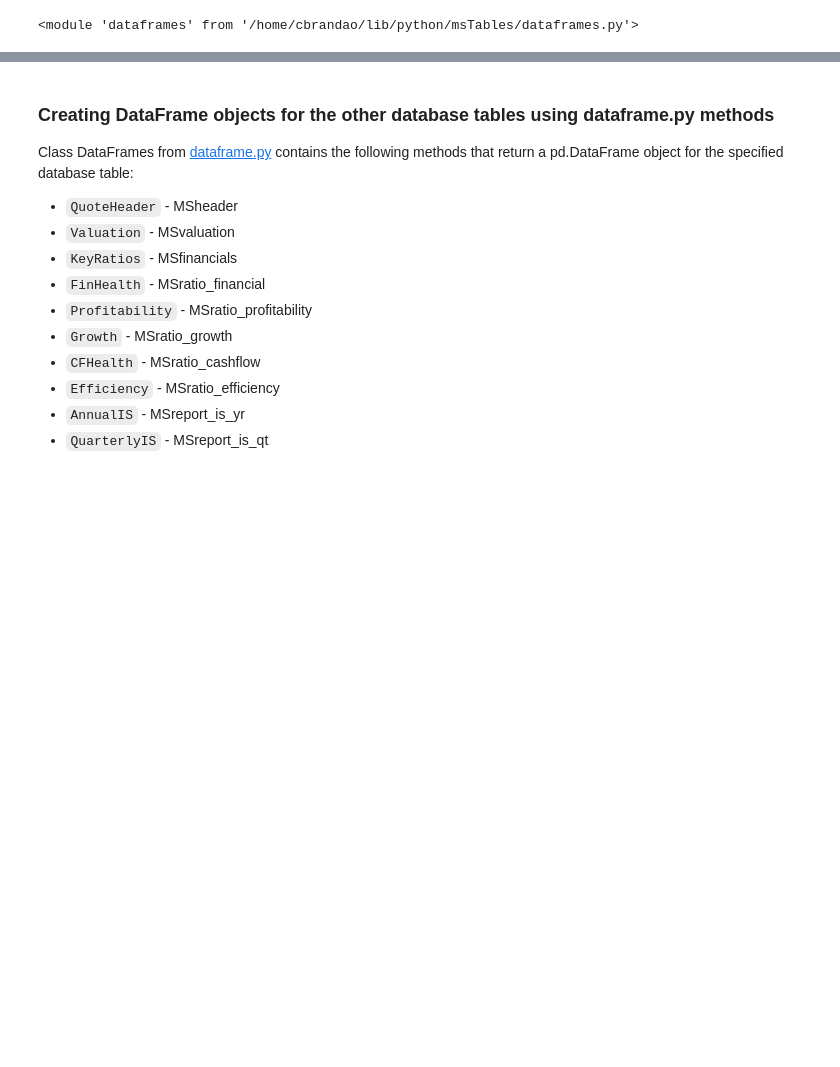
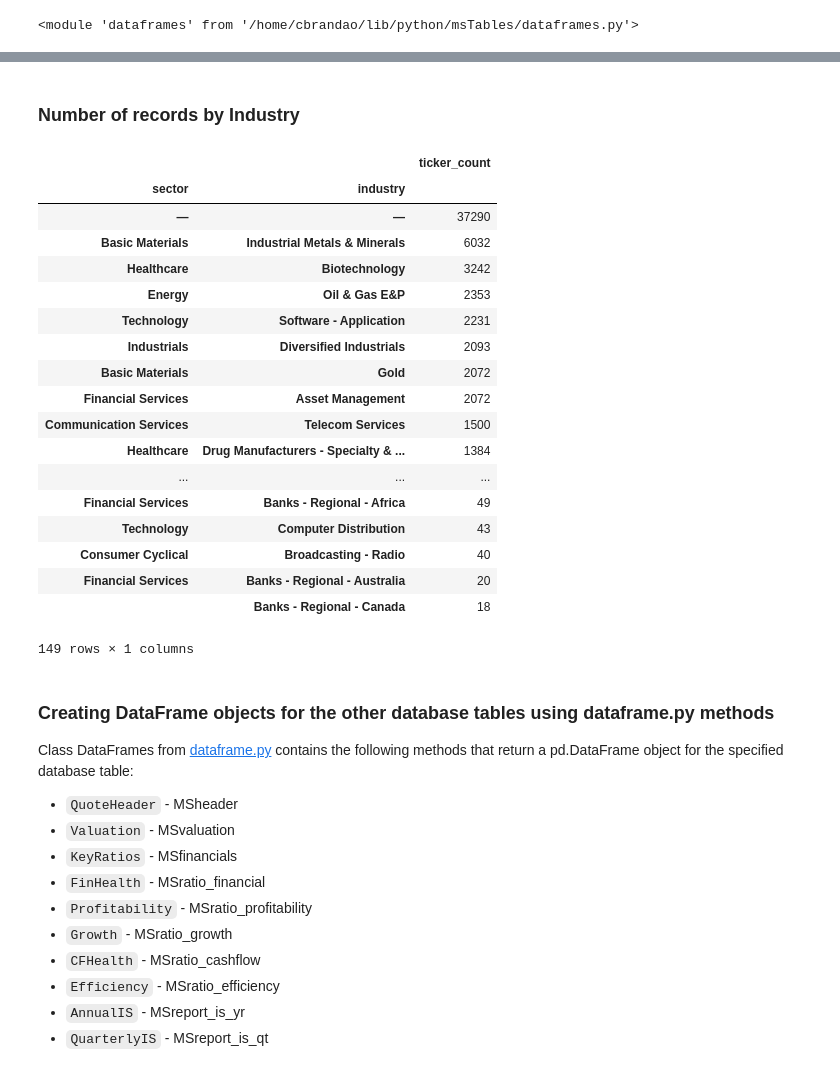
Before and after one commit to caiobran/mstables, a Jupyter notebook: data_overview.ipynb, the cells around one changed output, grey strips where cells are left out. Drawn from its saved outputs; the diff is of its cells as text; code cells hidden in the pictures; blank space fills up the shorter version.

```diff
--- a/data_overview.ipynb
+++ b/data_overview.ipynb
@@ -56,3 +201,30 @@ df_mtr.head()
+# %% [markdown]
+### Number of records by Industry
+# %%
+(df_master[['sector', 'industry', 'ticker']]
+ .groupby(by=['sector', 'industry']).count()
+ .rename(columns={'ticker':'ticker_count'})
+ .sort_values(by='ticker_count', ascending=False))
+# %% [output]
+|  |  | ticker_count |
+| sector | industry |  |
+| — | — | 37290 |
+| Basic Materials | Industrial Metals & Minerals | 6032 |
+| Healthcare | Biotechnology | 3242 |
+| Energy | Oil & Gas E&P | 2353 |
+| Technology | Software - Application | 2231 |
+| Industrials | Diversified Industrials | 2093 |
+| Basic Materials | Gold | 2072 |
+| Financial Services | Asset Management | 2072 |
+| Communication Services | Telecom Services | 1500 |
+| Healthcare | Drug Manufacturers - Specialty & ... | 1384 |
+| ... | ... | ... |
+| Financial Services | Banks - Regional - Africa | 49 |
+| Technology | Computer Distribution | 43 |
+| Consumer Cyclical | Broadcasting - Radio | 40 |
+| Financial Services | Banks - Regional - Australia | 20 |
+|  | Banks - Regional - Canada | 18 |
+149 rows × 1 columns
 # %% [markdown]
 ### Creating DataFrame objects for the other database tables using dataframe.py methods
 Class DataFrames from [dataframe.py](dataframe.py) contains the following methods that return a pd.DataFrame object for the specified database table:
```
Also changed, not shown: parts of 35 cells of this notebook, 5 other files.
